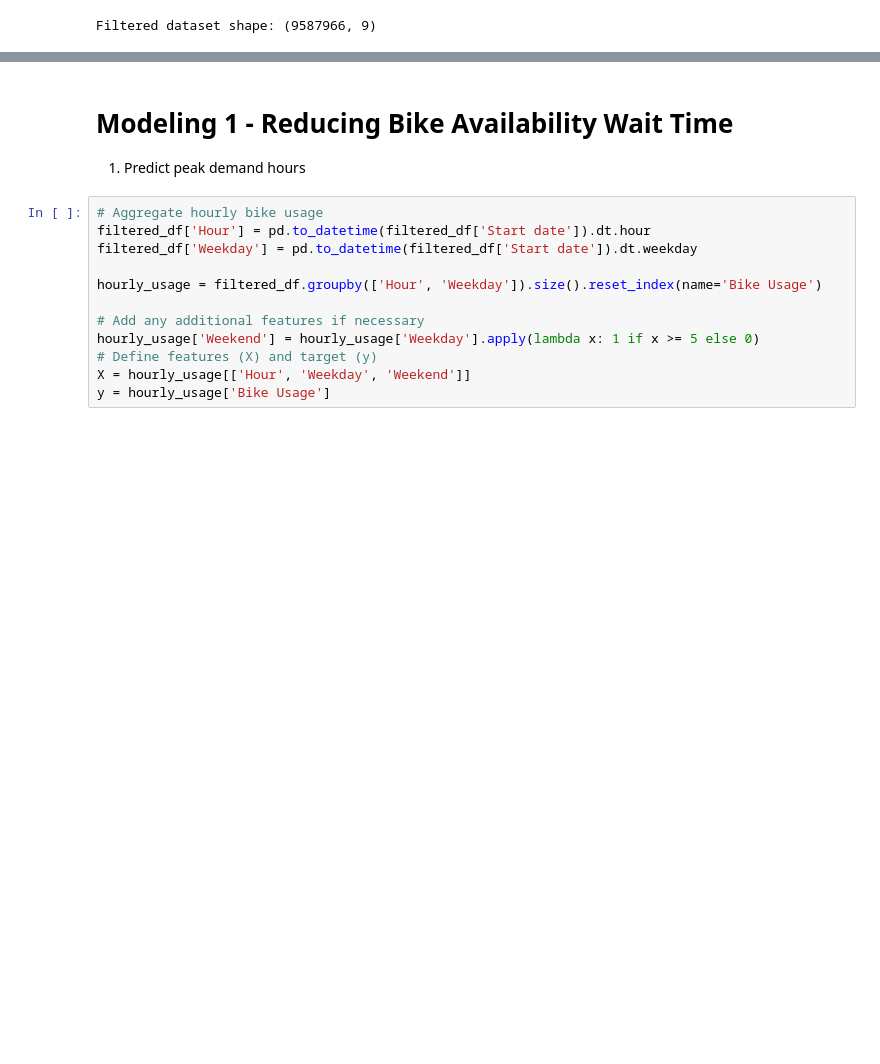
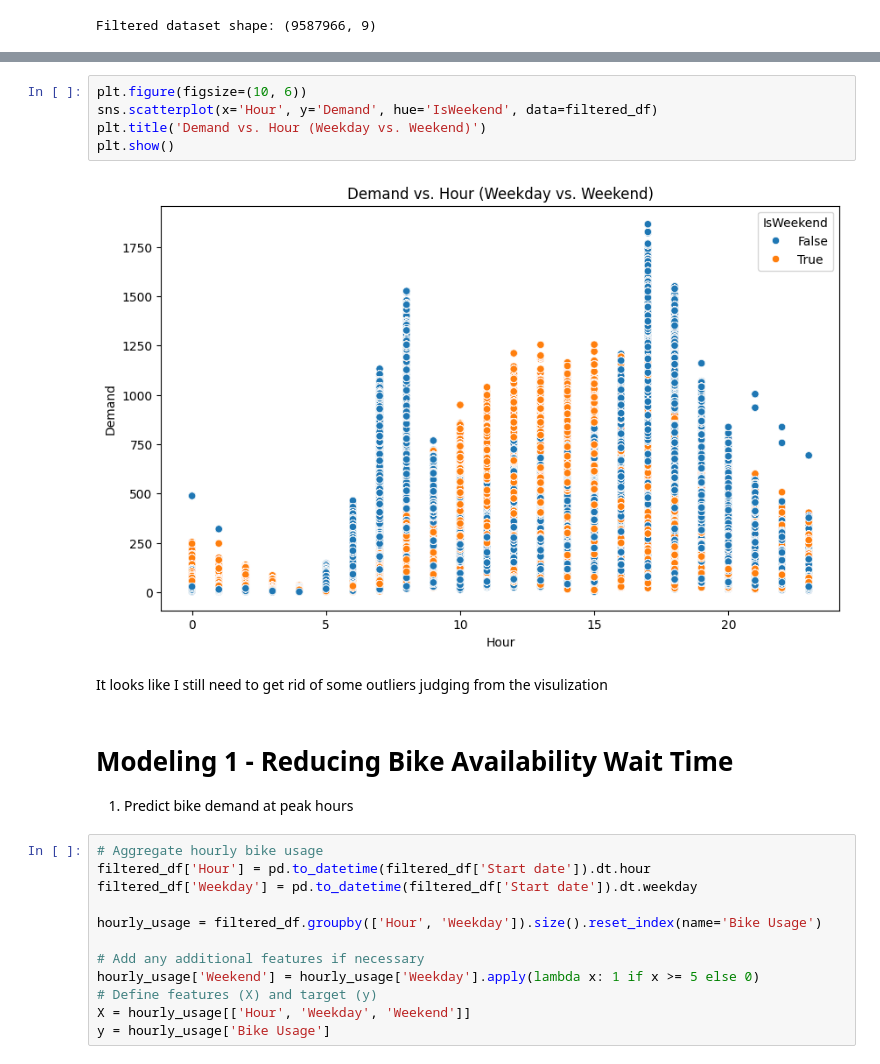
Before and after one commit to coraline1111/UTS-Group-Project, a Jupyter notebook: Group_Project.ipynb, the cells around one changed output, grey strips where cells are left out. Drawn from its saved outputs; the diff is of its cells as text; blank space fills up the shorter version.

```diff
--- a/Group_Project.ipynb
+++ b/Group_Project.ipynb
@@ -387,8 +481,17 @@ filtered_df['Duration (min)'] = filtered_df['Duration'] / 60
+# %%
+plt.figure(figsize=(10, 6))
+sns.scatterplot(x='Hour', y='Demand', hue='IsWeekend', data=filtered_df)
+plt.title('Demand vs. Hour (Weekday vs. Weekend)')
+plt.show()
+# %% [output]
+[figure, added]
+# %% [markdown]
+It looks like I still need to get rid of some outliers judging from the visulization
 # %% [markdown]
 # Modeling 1 - Reducing Bike Availability Wait Time
 
 
-1. Predict peak demand hours
+1. Predict bike demand at peak hours
 # %%
 # Aggregate hourly bike usage
 filtered_df['Hour'] = pd.to_datetime(filtered_df['Start date']).dt.hour
```
Also changed, not shown: parts of 22 cells of this notebook.
